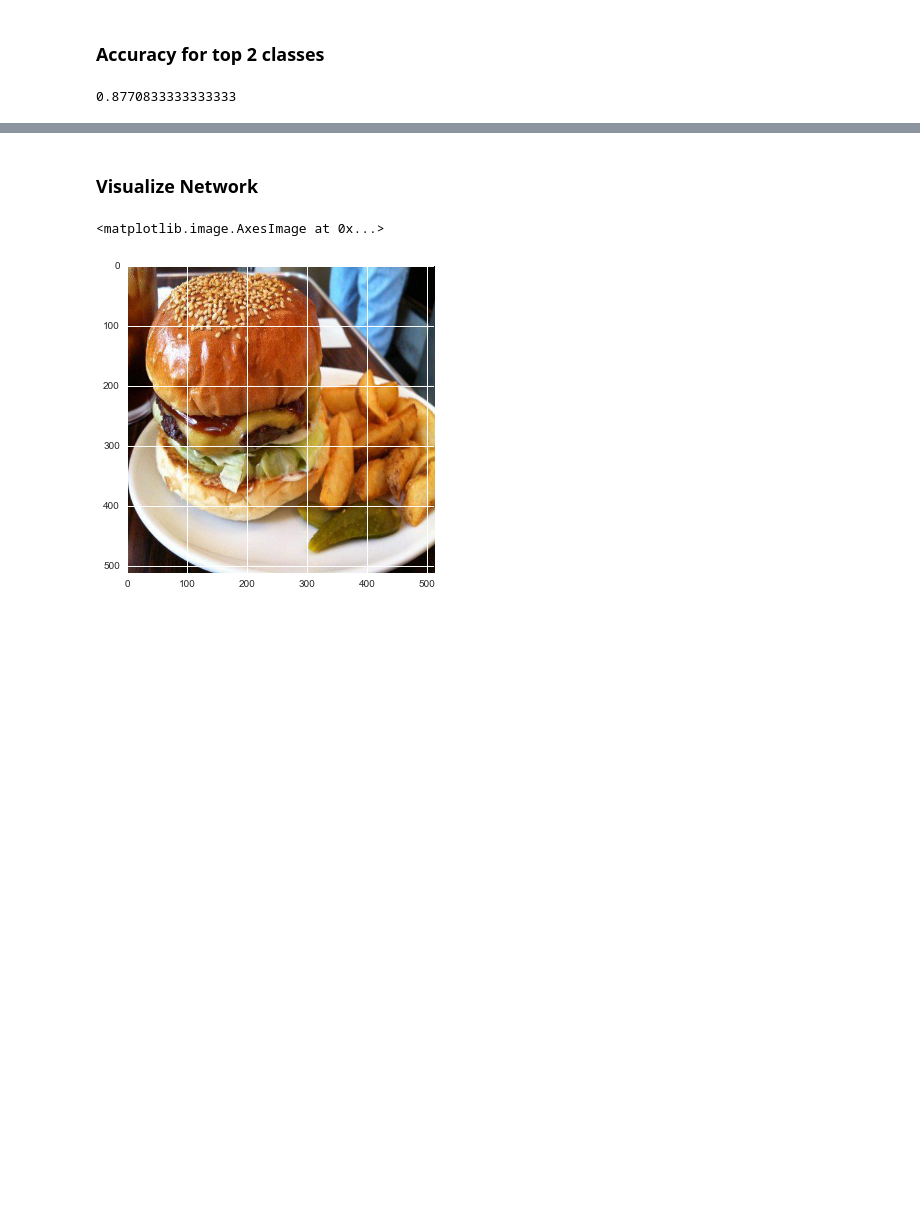
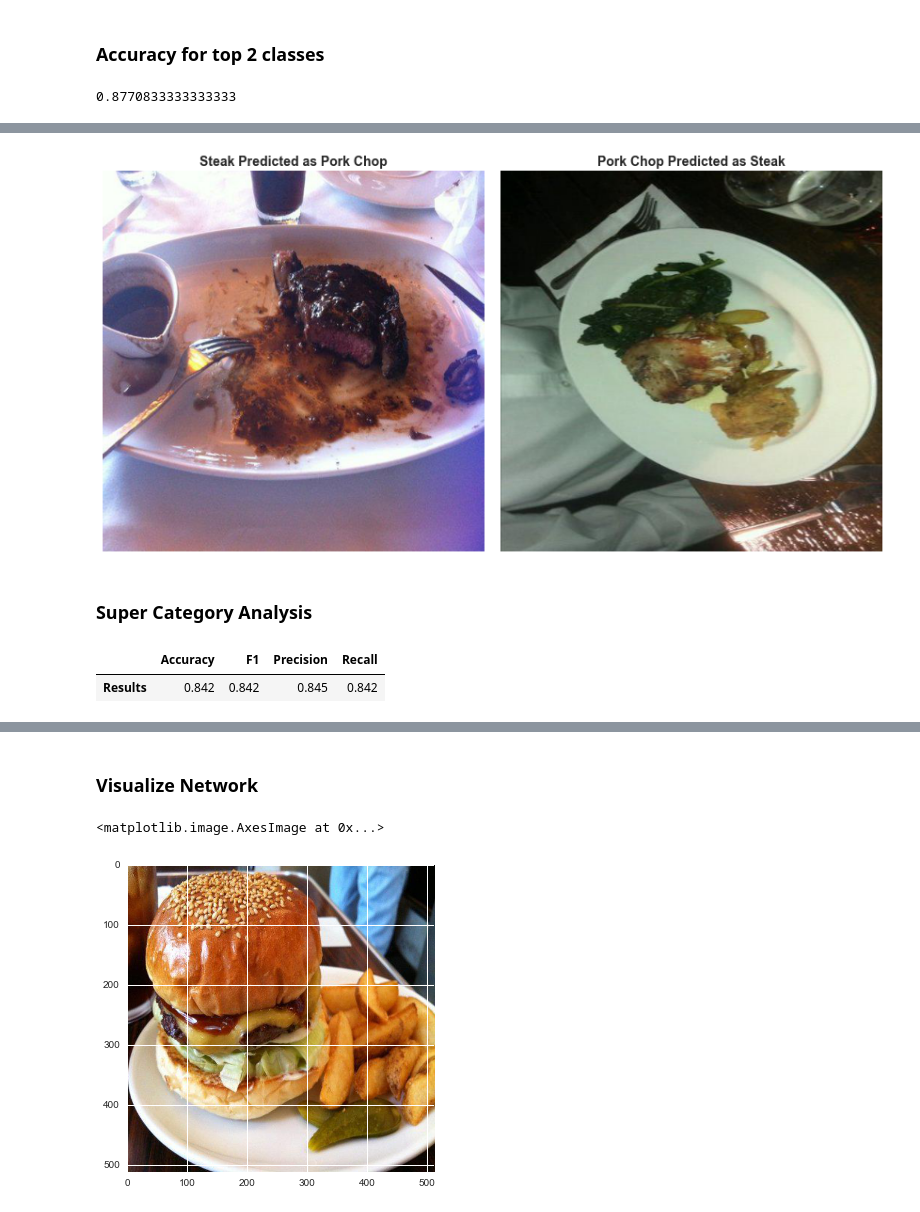
Before and after one commit to simonb83/DataScienceIntensive, a Jupyter notebook: capstone/notebooks/Best_fine_tuning.ipynb, the cells around one changed output, grey strips where cells are left out. Cells and saved outputs as stored; diff of their text form; code cells hidden in the pictures; blank space fills up the shorter version.

```diff
--- a/capstone/notebooks/Best_fine_tuning.ipynb
+++ b/capstone/notebooks/Best_fine_tuning.ipynb
@@ -186,0 +213,11 @@ hc.top_n_class_accuracy(y_probs, classes, np.array(true), 2)
+# %%
+test_images = []
+for label, tru, p in zip(labels, true, predicted):
+    d = {}
+    d['label'] = label
+    d['true_class'] = tru
+    d['predicted_class'] = p
+    test_images.append(d)
+# %%
+df = pd.DataFrame(test_images)
+df.head(5)
@@ -186,0 +231,29 @@ hc.top_n_class_accuracy(y_probs, classes, np.array(true), 2)
+# %%
+images = list(df[(df['predicted_class'] == 'pork_chop') & (df['true_class'] == 'steak')]['label'])
+steak_im = images[1]
+
+images = list(df[(df['predicted_class'] == 'steak') & (df['true_class'] == 'pork_chop')]['label'])
+pork_im = images[1]
+
+fig, axes = plt.subplots(1, 2, figsize=(12, 8))
+
+img = caffe.io.load_image(os.path.join("../data/food-101/top_classes", steak_im))
+axes[0].imshow(img)
+axes[0].grid(b=False)
+axes[0].axes.get_yaxis().set_visible(False)
+axes[0].axes.get_xaxis().set_visible(False)
+axes[0].set_title("Steak Predicted as Pork Chop", weight='bold', size=14)
+
+img = caffe.io.load_image(os.path.join("../data/food-101/top_classes", pork_im))
+axes[1].imshow(img)
+axes[1].grid(b=False)
+axes[1].axes.get_yaxis().set_visible(False)
+axes[1].axes.get_xaxis().set_visible(False)
+axes[1].set_title("Pork Chop Predicted as Steak", weight='bold', size=14)
+
+fig.tight_layout()
+plt.savefig('../reports/images/food_images/fail_cases.jpg', format='jpg', dpi=1200)
+# %% [output]
+[figure, added]
+# %% [markdown]
+### Super Category Analysis
@@ -186,0 +284,6 @@ hc.top_n_class_accuracy(y_probs, classes, np.array(true), 2)
+# %%
+score, metrics, confusion = hc.get_metrics(true_super, predicted_super, superclasses)
+score
+# %% [output]
+|  | Accuracy | F1 | Precision | Recall |
+| Results | 0.842 | 0.842 | 0.845 | 0.842 |
```
Also changed, not shown: parts of 14 cells of this notebook.
